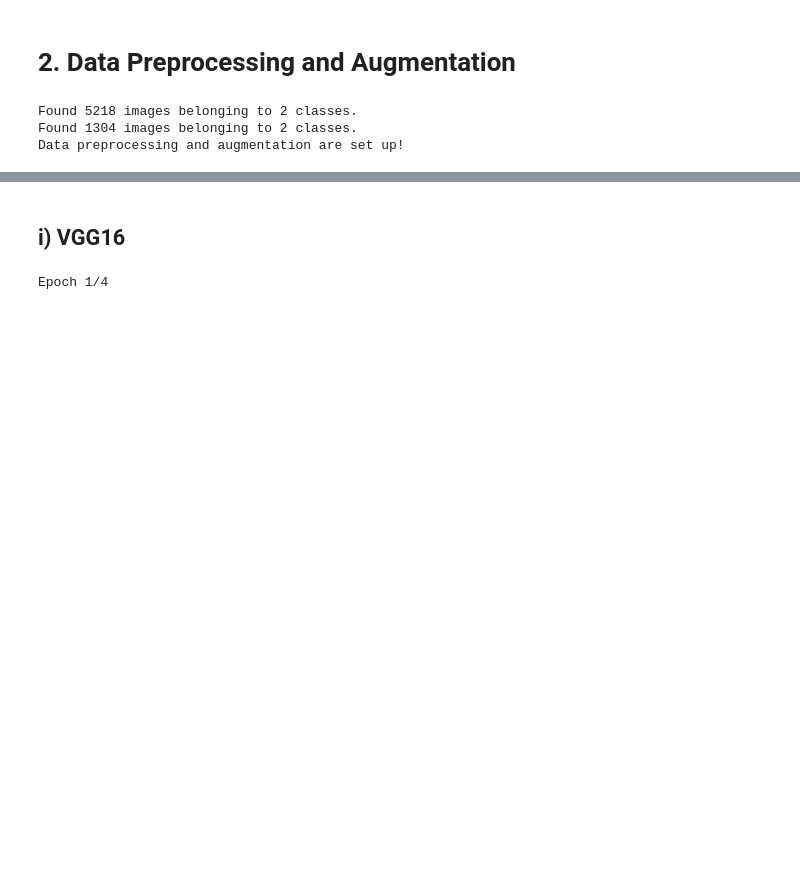
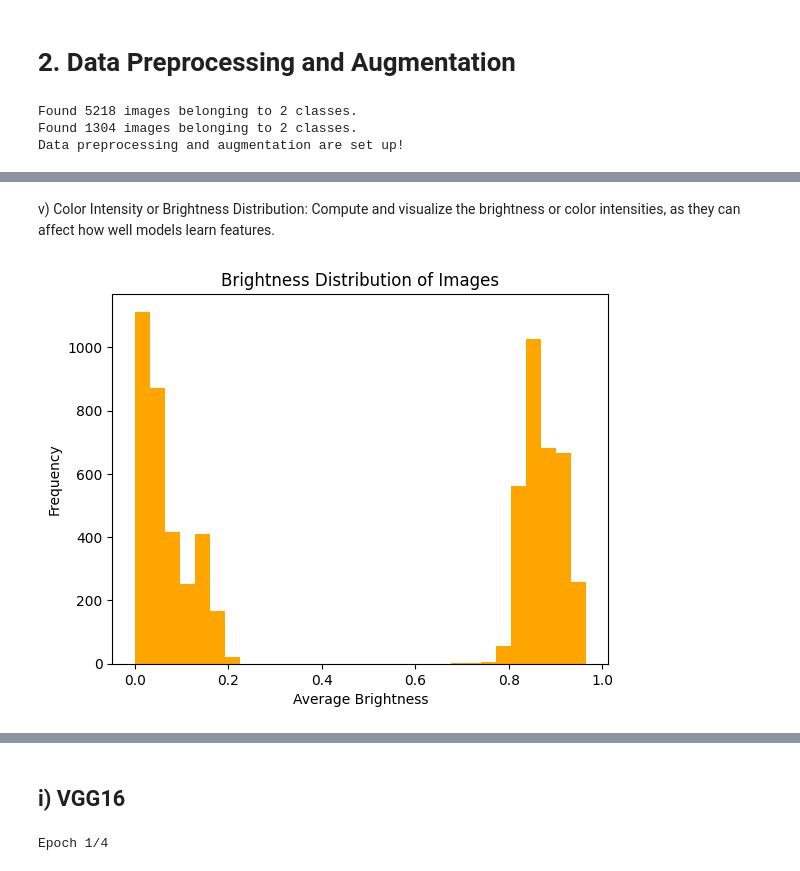
Before and after one commit to KaurSukhvinder/Leukemia-Detection-using-DL-, a Jupyter notebook: Leukemia(BloodCancer)_Detection.ipynb, the cells around one changed output, grey strips where cells are left out. Saved outputs shown, nothing was run; the diff lists cells and outputs as text; code cells hidden in the pictures; blank space fills up the shorter version.

```diff
--- a/Leukemia(BloodCancer)_Detection.ipynb
+++ b/Leukemia(BloodCancer)_Detection.ipynb
@@ -167,0 +230,12 @@ Data preprocessing and augmentation are set up!
+# %% [markdown]
+v) Color Intensity or Brightness Distribution: Compute and visualize the brightness or color intensities, as they can affect how well models learn features.
+# %%
+# Calculate average brightness per image
+avg_brightness = [np.mean(img) for img in images]
+plt.hist(avg_brightness, bins=30, color='orange')
+plt.xlabel("Average Brightness")
+plt.ylabel("Frequency")
+plt.title("Brightness Distribution of Images")
+plt.show()
+# %% [output]
+[figure, added]
```
Also changed, not shown: parts of 30 cells of this notebook.
